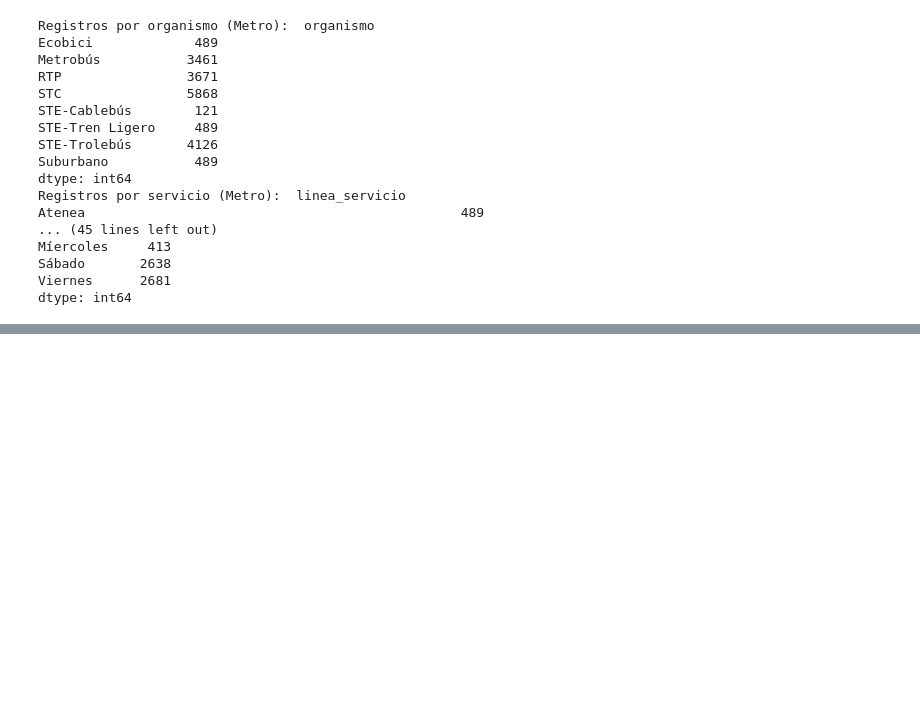
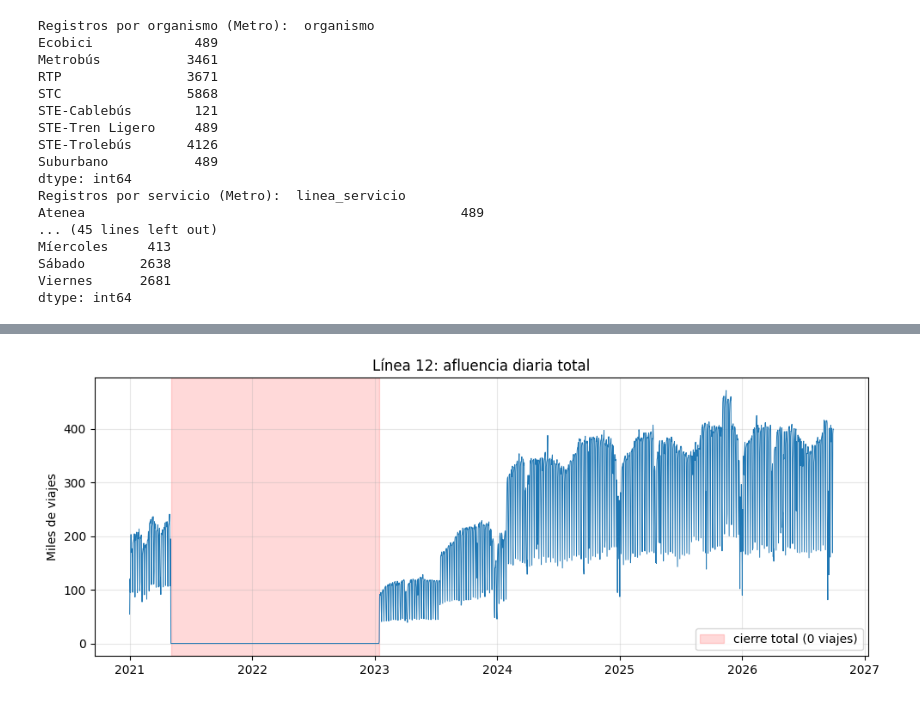
Before and after one commit to Juan-Gallegos7/Movilidad-Urbana-del-Sistema-de-Transporte-CDMX, a Jupyter notebook: Proyecto_Movilidad_CDMX.ipynb, the cells around one changed output, grey strips where cells are left out. Saved outputs shown, nothing was run; the diff lists cells and outputs as text; code cells hidden in the pictures; blank space fills up the shorter version.

```diff
--- a/Proyecto_Movilidad_CDMX.ipynb
+++ b/Proyecto_Movilidad_CDMX.ipynb
@@ -270,0 +485,18 @@ dtype: int64
+# %%
+metro["fecha"] = pd.to_datetime(metro["fecha"], format="%Y-%m-%d")
+
+estacion_dia = metro.groupby(["fecha", "linea", "estacion"], as_index=False)["afluencia"].sum()
+estacion_dia["en_servicio"] = estacion_dia["afluencia"] > 0
+print(f"Estación-día con afluencia total 0: {(~estacion_dia['en_servicio']).sum():,} "
+      f"de {len(estacion_dia):,} ({100 * (~estacion_dia['en_servicio']).mean():.1f} %)")
+
+# Periodos en que una LÍNEA completa suma cero
+linea_dia = metro.groupby(["fecha", "linea"])["afluencia"].sum().reset_index()
+cerradas = linea_dia[linea_dia["afluencia"] == 0]
+resumen_cierres = cerradas.groupby("linea")["fecha"].agg(dias="count", desde="min", hasta="max")
+display(resumen_cierres)
+
+# Estaciones con más días en cero
+display(estacion_dia[~estacion_dia["en_servicio"]]
+        .groupby(["linea", "estacion"]).size().sort_values(ascending=False).head(10)
+        .to_frame("dias_en_cero"))
@@ -270,0 +562,11 @@ dtype: int64
+# %%
+fig, ax = plt.subplots(figsize=(10, 4))
+s = linea_dia[linea_dia["linea"] == "Línea 12"].set_index("fecha")["afluencia"] / 1e3
+ax.plot(s.index, s.values, lw=.7)
+ax.axvspan(pd.Timestamp("2021-05-04"), pd.Timestamp("2023-01-14"), alpha=.15, color="red",
+           label="cierre total (0 viajes)")
+ax.set_title("Línea 12: afluencia diaria total")
+ax.set_ylabel("Miles de viajes"); ax.legend(); ax.grid(alpha=.3)
+fig.tight_layout(); fig.savefig(OUT_FIG / "D2_ceros_linea12.png", dpi=150); plt.show()
+# %% [output]
+[figure, added]
```
Also changed, not shown: parts of 28 cells of this notebook, 10 other files.
